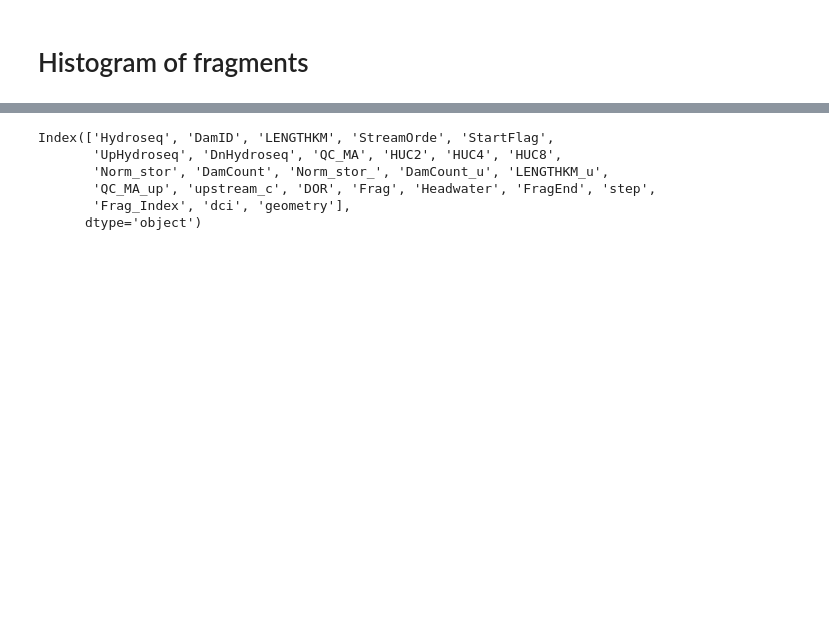
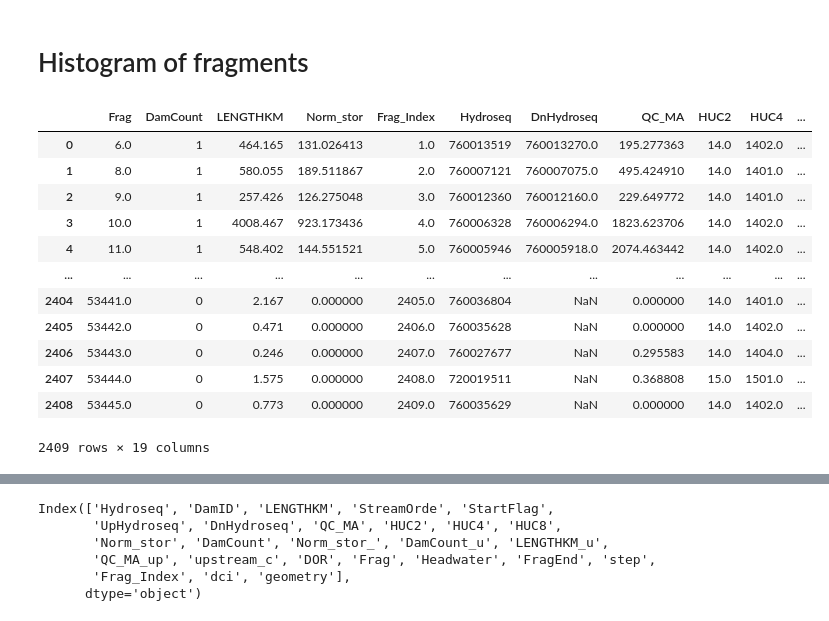
Before and after one commit to rspinti/River_bifurcation, a Jupyter notebook: archive/Rachel_testing/frag_histograms.ipynb, the cells around one changed output, grey strips where cells are left out. Cells and saved outputs as stored; diff of their text form; code cells hidden in the pictures; blank space fills up the shorter version.

```diff
--- a/archive/Rachel_testing/frag_histograms.ipynb
+++ b/archive/Rachel_testing/frag_histograms.ipynb
@@ -8,0 +11,16 @@ gdrive = "/Volumes/GoogleDrive/My Drive/Condon_Research_Group/Research_Projects/
+# %%
+col_frags
+# %% [output]
+|  | Frag | DamCount | LENGTHKM | Norm_stor | Frag_Index | Hydroseq | DnHydroseq | QC_MA | HUC2 | HUC4 | ... |
+| 0 | 6.0 | 1 | 464.165 | 131.026413 | 1.0 | 760013519 | 760013270.0 | 195.277363 | 14.0 | 1402.0 | ... |
+| 1 | 8.0 | 1 | 580.055 | 189.511867 | 2.0 | 760007121 | 760007075.0 | 495.424910 | 14.0 | 1401.0 | ... |
+| 2 | 9.0 | 1 | 257.426 | 126.275048 | 3.0 | 760012360 | 760012160.0 | 229.649772 | 14.0 | 1401.0 | ... |
+| 3 | 10.0 | 1 | 4008.467 | 923.173436 | 4.0 | 760006328 | 760006294.0 | 1823.623706 | 14.0 | 1402.0 | ... |
+| 4 | 11.0 | 1 | 548.402 | 144.551521 | 5.0 | 760005946 | 760005918.0 | 2074.463442 | 14.0 | 1402.0 | ... |
+| ... | ... | ... | ... | ... | ... | ... | ... | ... | ... | ... | ... |
+| 2404 | 53441.0 | 0 | 2.167 | 0.000000 | 2405.0 | 760036804 | NaN | 0.000000 | 14.0 | 1401.0 | ... |
+| 2405 | 53442.0 | 0 | 0.471 | 0.000000 | 2406.0 | 760035628 | NaN | 0.000000 | 14.0 | 1402.0 | ... |
+| 2406 | 53443.0 | 0 | 0.246 | 0.000000 | 2407.0 | 760027677 | NaN | 0.295583 | 14.0 | 1404.0 | ... |
+| 2407 | 53444.0 | 0 | 1.575 | 0.000000 | 2408.0 | 720019511 | NaN | 0.368808 | 15.0 | 1501.0 | ... |
+| 2408 | 53445.0 | 0 | 0.773 | 0.000000 | 2409.0 | 760035629 | NaN | 0.000000 | 14.0 | 1402.0 | ... |
+2409 rows × 19 columns
```
Also changed, not shown: parts of 9 cells of this notebook, 4 other files.
